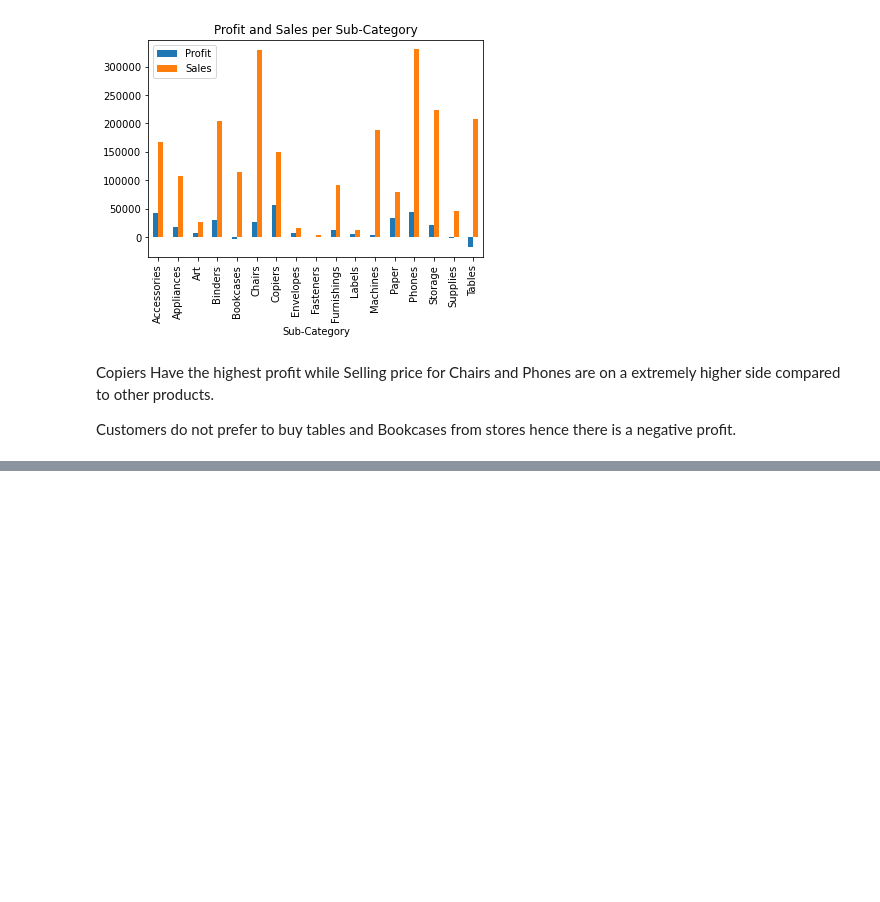
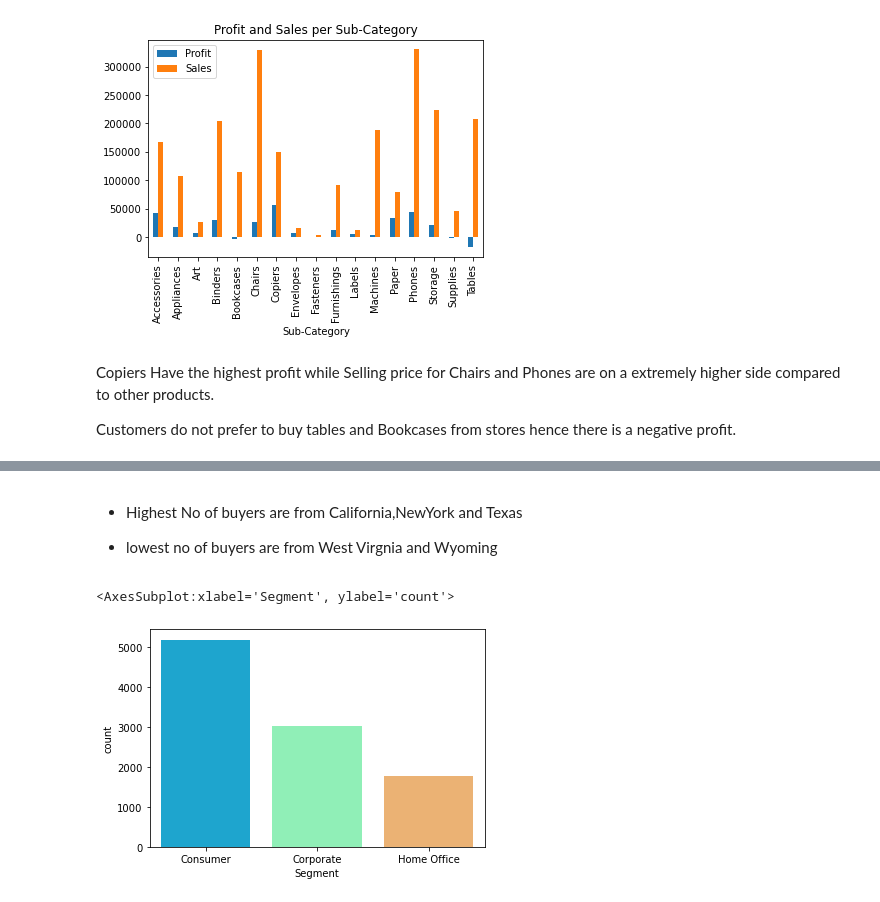
Before and after one commit to AnushreeKanathila/GRIP, a Jupyter notebook: Task 3/Task 3.ipynb, the cells around one changed output, grey strips where cells are left out. Cells and saved outputs as stored; diff of their text form; code cells hidden in the pictures; blank space fills up the shorter version.

```diff
--- a/Task 3/Task 3.ipynb
+++ b/Task 3/Task 3.ipynb
@@ -253,0 +261,9 @@ Customers do not prefer to buy tables and Bookcases from stores hence there is a
+# %% [markdown]
+* Highest No of buyers are from California,NewYork and Texas
+
+* lowest no of buyers are from West Virgnia and Wyoming
+# %%
+sns.countplot(x = 'Segment',data = data,palette = 'rainbow')
+# %% [output]
+<AxesSubplot:xlabel='Segment', ylabel='count'>
+[figure, added]
```
Also changed, not shown: parts of 27 cells of this notebook.
